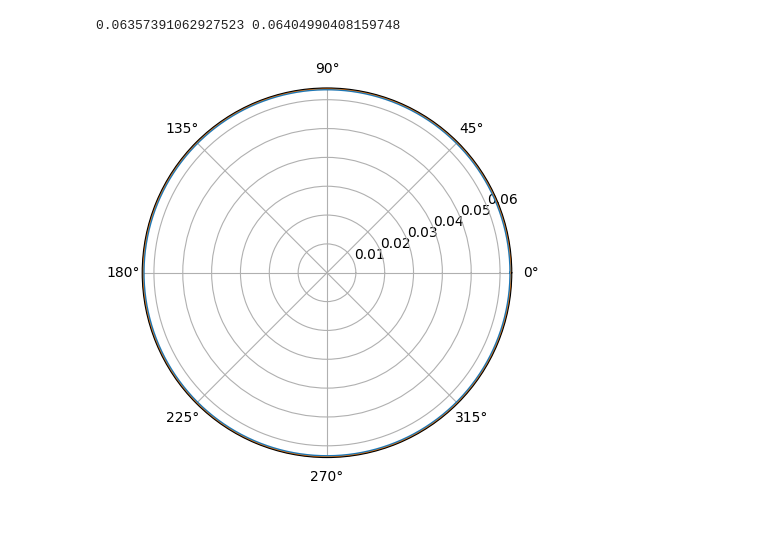
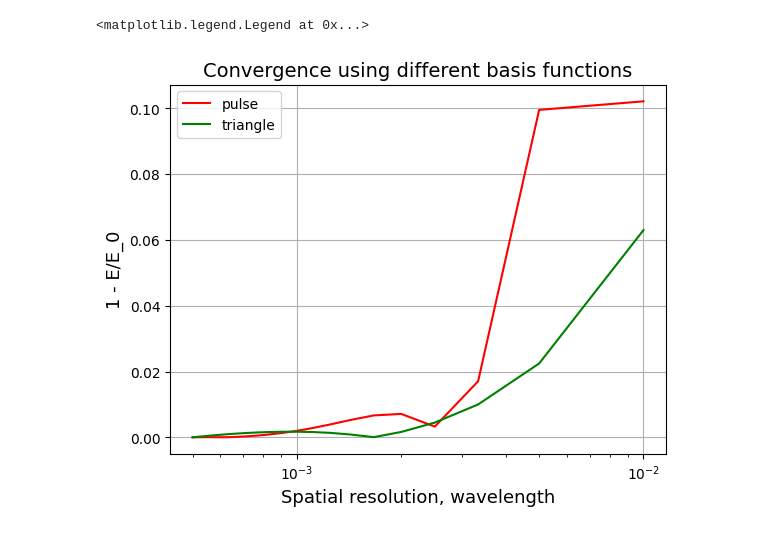
Before and after one commit to Sh4DowBurn/Method-of-Moments-for-antennas, a Jupyter notebook: TEST.ipynb, the cells around one changed output. Cells and saved outputs as stored; diff of their text form; code cells hidden in the pictures.

Commit message:
stable triangle and pulse

```diff
--- a/TEST.ipynb
+++ b/TEST.ipynb
@@ -59,8 +26,48 @@ plt.legend()
-# %%
-import matplotlib.pyplot as plt
-plt.polar(angles, E_pulse)
-plt.polar(angles, E_triangle)
-print(np.max(E_pulse), np.max(E_triangle))
-# %% [output]
-0.06357391062927523 0.06404990408159748
-[figure, removed]
+# %%
+from tqdm import tqdm
+import time
+
+dr = wavelength / np.linspace(100, 2000, 20)
+I_pulse, I_triangle, E_pulse, E_triangle = np.zeros(len(dr), dtype=object), np.zeros(len(dr), dtype=object), np.zeros(len(dr), dtype=object), np.zeros(len(dr), dtype=object)
+R_pulse, R_triangle = np.zeros(len(dr), dtype=object), np.zeros(len(dr), dtype=object)
+
+time_cur_pulse, time_cur_triangle = [], []
+time_e_pulse, time_e_triangle = [], []
+
+for i in tqdm(range(len(dr))) :
+
+    start = time.time()
+    I_pulse[i], R_pulse[i] = solve.calc_current_amplitudes(structure_type=structure_type, basis_functions='pulse', antenna=test, frequency=frequency, delta_r=dr[i])
+    time_cur_pulse.append(time.time() - start)
+
+    start = time.time()
+    E_pulse[i], angles = solve.calc_field_pattern(phi=0, theta=0, basis_functions='pulse', current=I_pulse[i], R=R_pulse[i], delta_r=dr[i], frequency=frequency)
+    time_e_pulse.append(time.time() - start)
+
+    start = time.time()
+    I_triangle[i], R_triangle[i] = solve.calc_current_amplitudes(structure_type=structure_type, basis_functions='triangle', antenna=test, frequency=frequency, delta_r=dr[i])
+    time_cur_triangle.append(time.time() - start)
+
+    start = time.time()
+    E_triangle[i], angles = solve.calc_field_pattern(phi=0, theta=0, basis_functions='pulse', current=I_triangle[i], R=R_triangle[i], delta_r=dr[i], frequency=frequency)
+    time_e_triangle.append(time.time() - start)
+
+time_cur_pulse, time_cur_triangle = np.array(time_cur_pulse), np.array(time_cur_triangle)
+time_e_pulse, time_e_triangle = np.array(time_e_pulse), np.array(time_e_triangle)
+# %%
+import matplotlib.pyplot as plt
+E_max_pulse, E_max_triangle = np.zeros(len(E_pulse)), np.zeros(len(E_pulse))
+for i in range(len(E_pulse)):
+    E_max_pulse[i] = np.abs(1 - np.max(E_pulse[i])/np.max(E_pulse[-1]))
+    E_max_triangle[i] = np.abs(1 - np.max(E_triangle[i])/np.max(E_triangle[-1]))
+plt.plot(dr / wavelength, E_max_pulse, color = 'red', label = 'pulse')
+plt.plot(dr / wavelength, E_max_triangle, color = 'green', label = 'triangle')
+plt.xlabel("Spatial resolution, wavelength", size = 13)
+plt.ylabel("1 - E/E_0", size = 13)
+plt.title("Convergence using different basis functions", size = 14)
+plt.xscale('log')
+plt.grid(True)
+plt.legend()
+# %% [output]
+<matplotlib.legend.Legend at 0x...>
+[figure, added]
```
Also changed, not shown: parts of 4 cells of this notebook, 3 other files.
